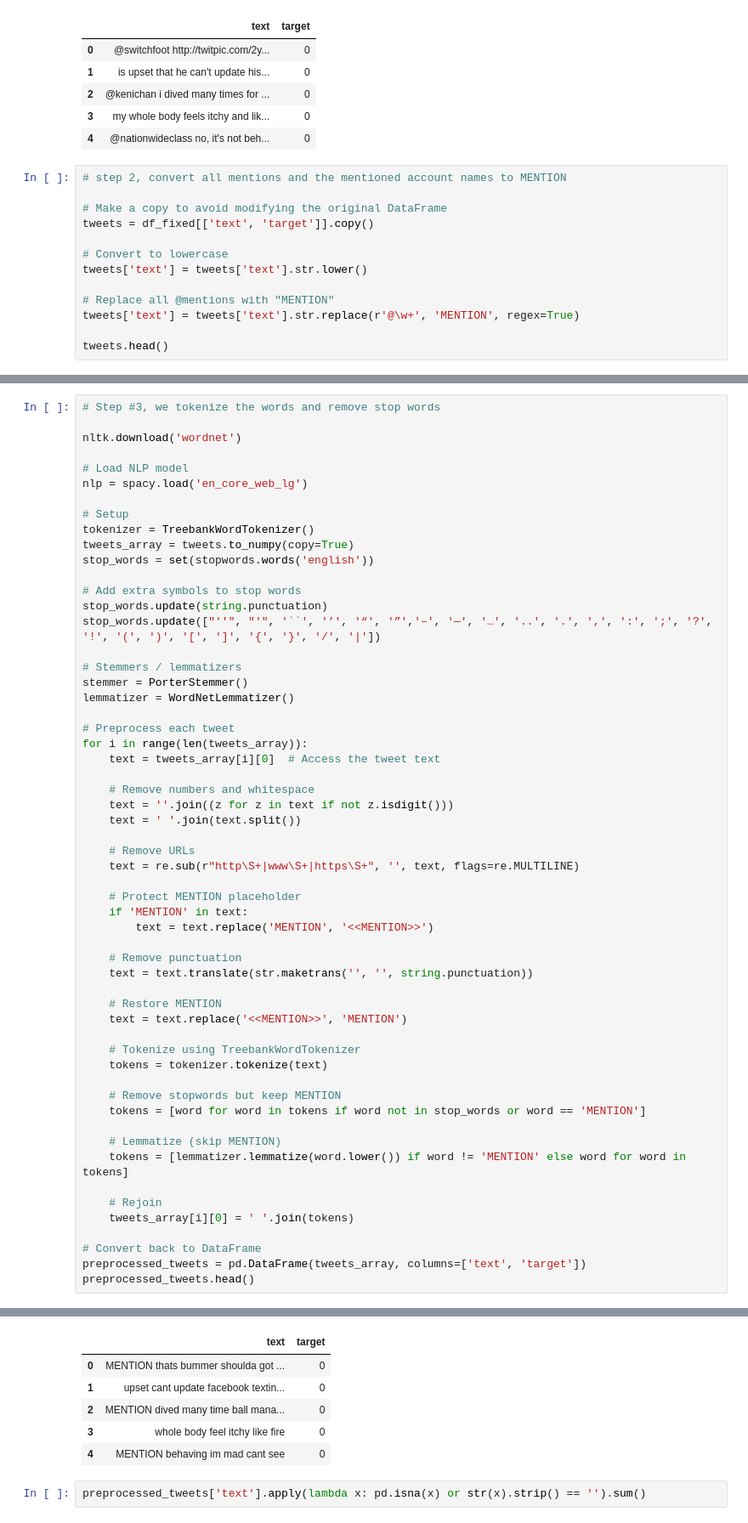
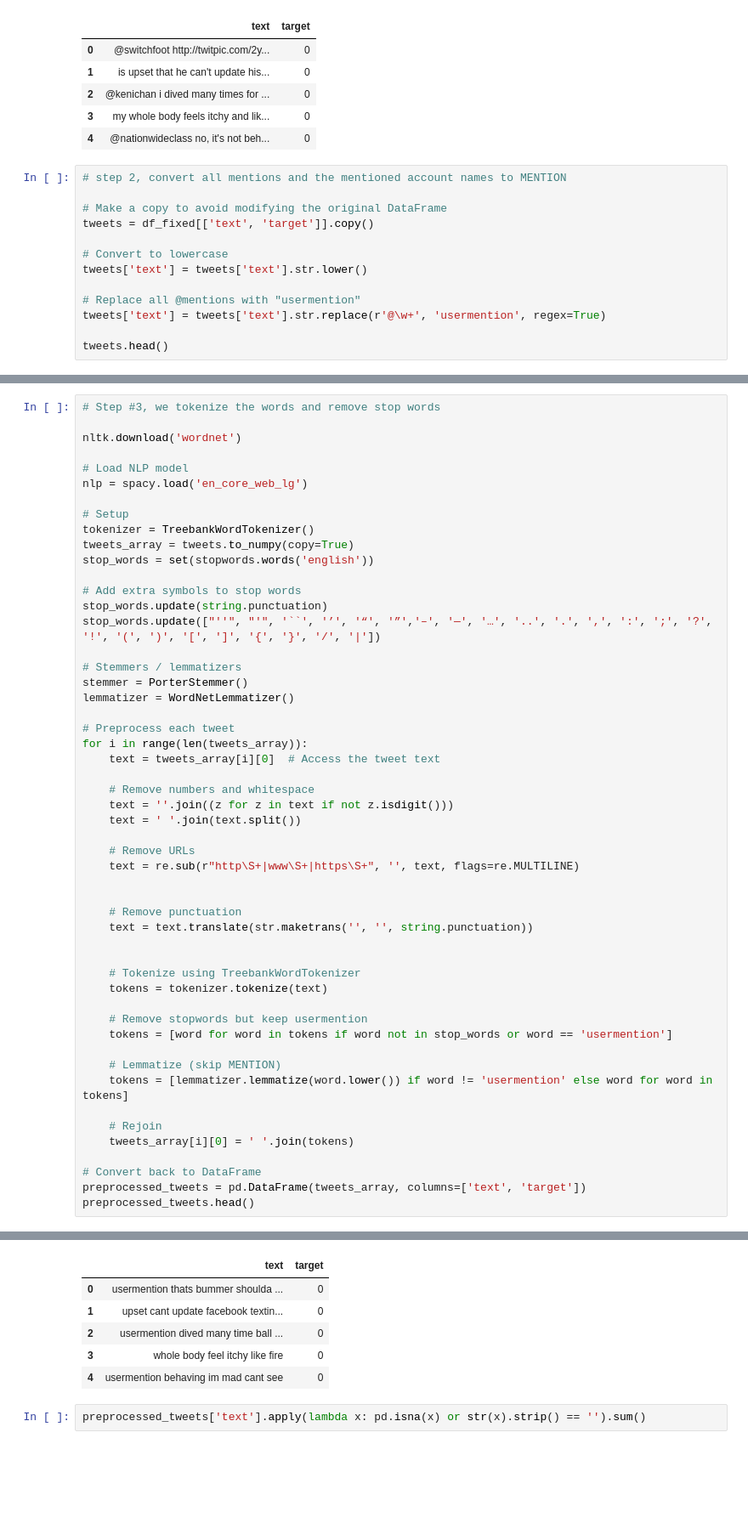
Before and after one commit to ariesslin/ie7500-g1-tweet-sentiment-nlp, a Jupyter notebook: scripts/2. Data Preprocessing.ipynb, the cells around one changed output, grey strips where cells are left out. Shown at 85% size. Saved outputs shown, nothing was run; the diff lists cells and outputs as text; blank space fills up the shorter version.

```diff
--- a/scripts/2. Data Preprocessing.ipynb
+++ b/scripts/2. Data Preprocessing.ipynb
@@ -191,8 +174,8 @@ tweets = df_fixed[['text', 'target']].copy()
 # Convert to lowercase
 tweets['text'] = tweets['text'].str.lower()
 
-# Replace all @mentions with "MENTION"
-tweets['text'] = tweets['text'].str.replace(r'@\w+', 'MENTION', regex=True)
+# Replace all @mentions with "usermention"
+tweets['text'] = tweets['text'].str.replace(r'@\w+', 'usermention', regex=True)
 
 tweets.head()
 # %% [output]
@@ -238,24 +221,19 @@ for i in range(len(tweets_array)):
     # Remove URLs
     text = re.sub(r"http\S+|www\S+|https\S+", '', text, flags=re.MULTILINE)
 
-    # Protect MENTION placeholder
-    if 'MENTION' in text:
-        text = text.replace('MENTION', '<<MENTION>>')
 
     # Remove punctuation
     text = text.translate(str.maketrans('', '', string.punctuation))
 
-    # Restore MENTION
-    text = text.replace('<<MENTION>>', 'MENTION')
 
     # Tokenize using TreebankWordTokenizer
     tokens = tokenizer.tokenize(text)
 
-    # Remove stopwords but keep MENTION
-    tokens = [word for word in tokens if word not in stop_words or word == 'MENTION']
+    # Remove stopwords but keep usermention
+    tokens = [word for word in tokens if word not in stop_words or word == 'usermention']
 
     # Lemmatize (skip MENTION)
-    tokens = [lemmatizer.lemmatize(word.lower()) if word != 'MENTION' else word for word in tokens]
+    tokens = [lemmatizer.lemmatize(word.lower()) if word != 'usermention' else word for word in tokens]
 
     # Rejoin
     tweets_array[i][0] = ' '.join(tokens)
@@ -270,9 +246,9 @@ preprocessed_tweets.head()
 |  | text | target |
-| 0 | MENTION thats bummer shoulda got ... | 0 |
+| 0 | usermention thats bummer shoulda ... | 0 |
 | 1 | upset cant update facebook textin... | 0 |
-| 2 | MENTION dived many time ball mana... | 0 |
+| 2 | usermention dived many time ball ... | 0 |
 | 3 | whole body feel itchy like fire | 0 |
-| 4 | MENTION behaving im mad cant see | 0 |
+| 4 | usermention behaving im mad cant see | 0 |
 # %%
 preprocessed_tweets['text'].apply(lambda x: pd.isna(x) or str(x).strip() == '').sum()
 # %% [output]
```
Also changed, not shown: parts of 17 cells of this notebook.
